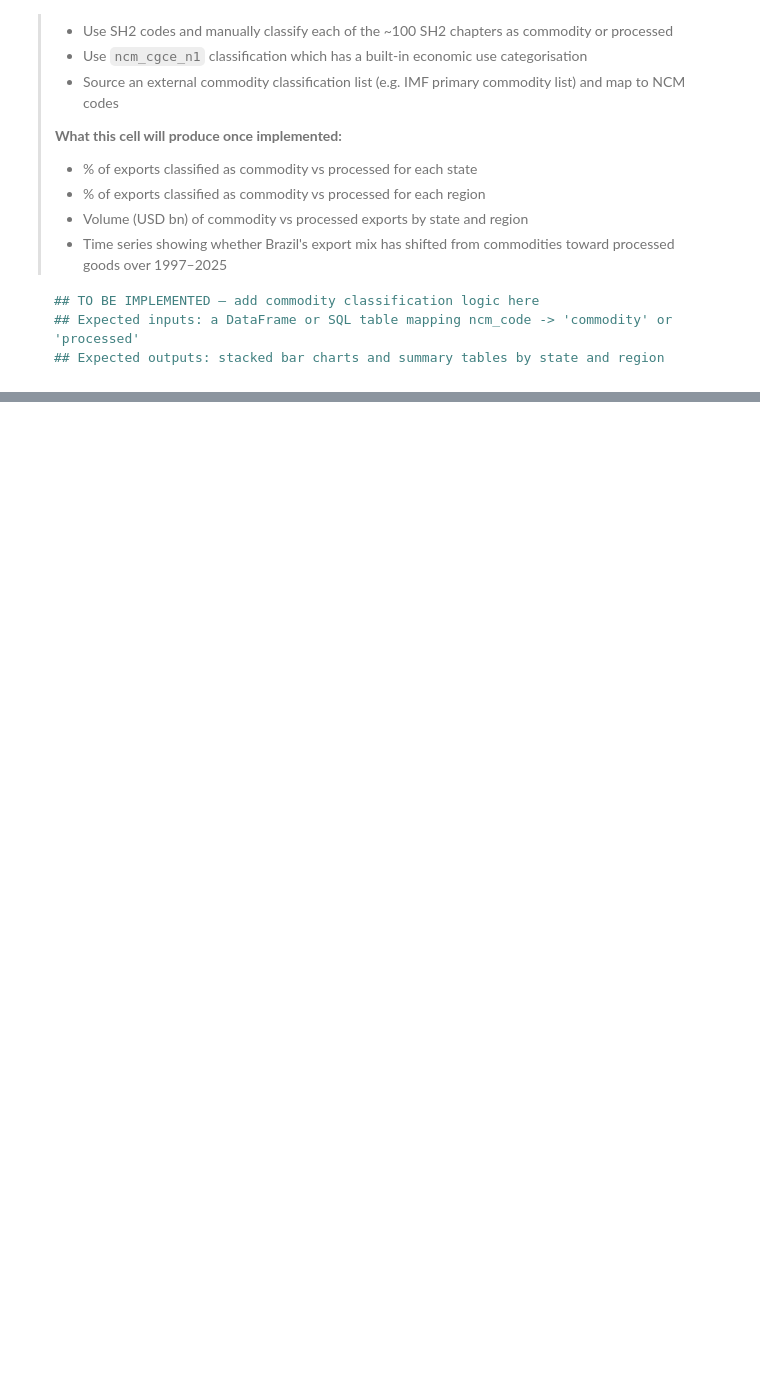
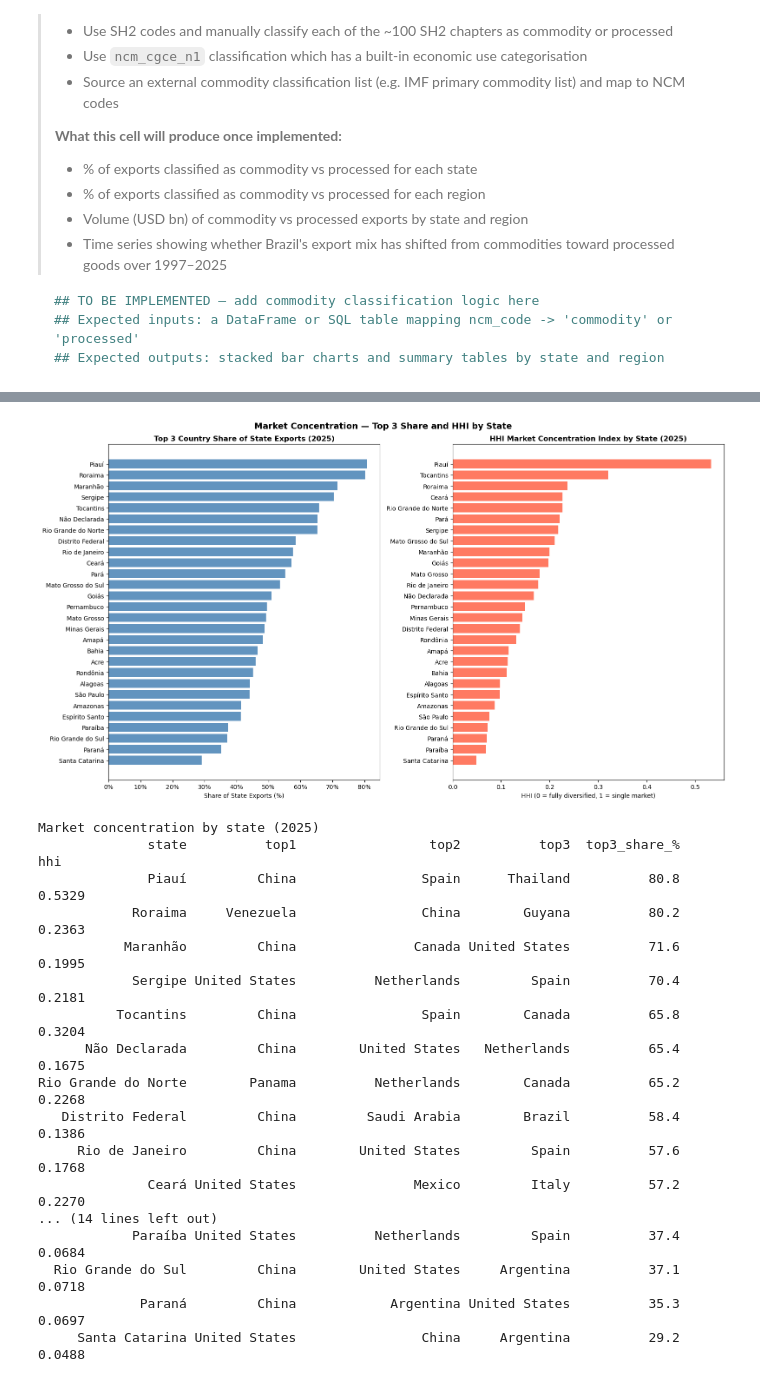
Before and after one commit to Eduardo-kohn/brazil-state-trade-analysis, a Jupyter notebook: SRC/Analysis/step2_state_competitiveness.ipynb, the cells around one changed output, grey strips where cells are left out. Cells and saved outputs as stored; diff of their text form; code cells hidden in the pictures; blank space fills up the shorter version.

```diff
--- a/SRC/Analysis/step2_state_competitiveness.ipynb
+++ b/SRC/Analysis/step2_state_competitiveness.ipynb
@@ -1574,0 +1835,78 @@ Regional Trade Hub Profiles (2025)
+# %%
+query_top3_dest = f"""
+    SELECT e.\"SG_UF_NCM\" AS uf,
+           p.nome_pais_ing AS country,
+           SUM(e.\"VL_FOB\") AS exports_usd
+    FROM exp e
+    JOIN pais p ON e.\"CO_PAIS\" = p.codigo_pais
+    WHERE e.\"CO_ANO\" = {MAX_YEAR}
+    GROUP BY e.\"SG_UF_NCM\", p.nome_pais_ing
+    ORDER BY e.\"SG_UF_NCM\", exports_usd DESC
+"""
+
+df_dest = pd.read_sql(query_top3_dest, engine)
+
+## Total exports per state
+state_totals = df_dest.groupby('uf')['exports_usd'].sum().rename('total_exports')
+df_dest = df_dest.join(state_totals, on='uf')
+df_dest['share'] = df_dest['exports_usd'] / df_dest['total_exports']
+
+## Top 3 share per state
+def top3_summary(group):
+    top = group.nlargest(3, 'exports_usd')
+    countries = top['country'].tolist()
+    while len(countries) < 3:
+        countries.append('')
+    return pd.Series({
+        'top3_share_%' : round(top['share'].sum() * 100, 1),
+        'top1'         : countries[0],
+        'top2'         : countries[1],
+        'top3'         : countries[2],
+        'hhi'          : round((group['share'] ** 2).sum(), 4)
+    })
+
+df_top3 = df_dest.groupby('uf').apply(top3_summary).reset_index()
+df_top3 = df_top3.merge(df_state[['uf', 'state', 'region']], on='uf', how='left')
+
+## Plot
+df_top3_plot = df_top3.sort_values('top3_share_%', ascending=True)
+fig, (ax1, ax2) = plt.subplots(1, 2, figsize=(16, 9))
+
+ax1.barh(df_top3_plot['state'], df_top3_plot['top3_share_%'], color='steelblue', alpha=0.85)
+ax1.set_title(f'Top 3 Country Share of State Exports ({MAX_YEAR})', fontsize=12, fontweight='bold')
+ax1.set_xlabel('Share of State Exports (%)')
+ax1.xaxis.set_major_formatter(mticker.FormatStrFormatter('%.0f%%'))
+
+df_hhi_plot = df_top3.sort_values('hhi', ascending=True)
+ax2.barh(df_hhi_plot['state'], df_hhi_plot['hhi'], color='tomato', alpha=0.85)
+ax2.set_title(f'HHI Market Concentration Index by State ({MAX_YEAR})', fontsize=12, fontweight='bold')
+ax2.set_xlabel('HHI (0 = fully diversified, 1 = single market)')
+
+plt.suptitle('Market Concentration — Top 3 Share and HHI by State', fontsize=14, fontweight='bold')
+plt.tight_layout()
+plt.savefig('output_2_19_market_concentration.png', dpi=150)
+plt.show()
+
+print(f'\nMarket concentration by state ({MAX_YEAR})')
+print(df_top3[['state', 'top1', 'top2', 'top3', 'top3_share_%', 'hhi']]
+      .sort_values('top3_share_%', ascending=False)
+      .to_string(index=False))
+# %% [output]
+[figure, added]
+Market concentration by state (2025)
+              state          top1                 top2          top3  top3_share_%    hhi
+              Piauí         China                Spain      Thailand          80.8 0.5329
+            Roraima     Venezuela                China        Guyana          80.2 0.2363
+           Maranhão         China               Canada United States          71.6 0.1995
+            Sergipe United States          Netherlands         Spain          70.4 0.2181
+          Tocantins         China                Spain        Canada          65.8 0.3204
+      Não Declarada         China        United States   Netherlands          65.4 0.1675
+Rio Grande do Norte        Panama          Netherlands        Canada          65.2 0.2268
+   Distrito Federal         China         Saudi Arabia        Brazil          58.4 0.1386
+     Rio de Janeiro         China        United States         Spain          57.6 0.1768
+              Ceará United States               Mexico         Italy          57.2 0.2270
+... (14 lines left out)
+            Paraíba United States          Netherlands         Spain          37.4 0.0684
+  Rio Grande do Sul         China        United States     Argentina          37.1 0.0718
+             Paraná         China            Argentina United States          35.3 0.0697
+     Santa Catarina United States                China     Argentina          29.2 0.0488
```
Also changed, not shown: parts of 48 cells of this notebook.
